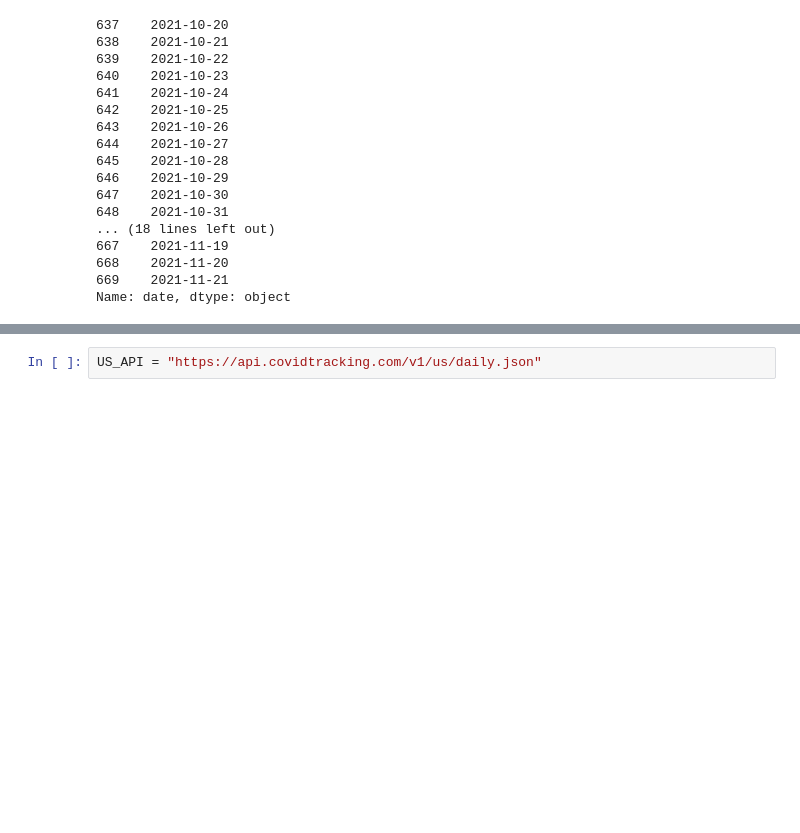
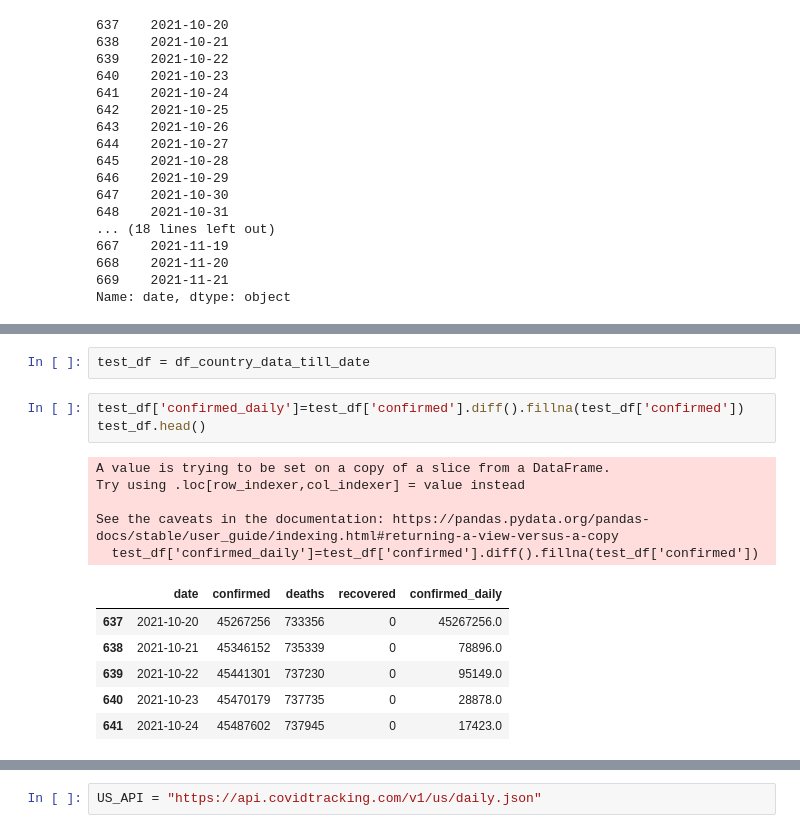
Before and after one commit to digantgarude/Covid-19-Vaccine-Rhetoric-Analysis-Based-on-Tweets, a Jupyter notebook: COVID_Count_API/covid_19_count.ipynb, the cells around one changed output, grey strips where cells are left out. Drawn from its saved outputs; the diff is of its cells as text; blank space fills up the shorter version.

```diff
--- a/COVID_Count_API/covid_19_count.ipynb
+++ b/COVID_Count_API/covid_19_count.ipynb
@@ -36,0 +47,17 @@ Name: date, dtype: object
+# %%
+test_df = df_country_data_till_date
+# %%
+test_df['confirmed_daily']=test_df['confirmed'].diff().fillna(test_df['confirmed'])
+test_df.head()
+# %% [output]
+A value is trying to be set on a copy of a slice from a DataFrame.
+Try using .loc[row_indexer,col_indexer] = value instead
+
+See the caveats in the documentation: https://pandas.pydata.org/pandas-docs/stable/user_guide/indexing.html#returning-a-view-versus-a-copy
+  test_df['confirmed_daily']=test_df['confirmed'].diff().fillna(test_df['confirmed'])
+|  | date | confirmed | deaths | recovered | confirmed_daily |
+| 637 | 2021-10-20 | 45267256 | 733356 | 0 | 45267256.0 |
+| 638 | 2021-10-21 | 45346152 | 735339 | 0 | 78896.0 |
+| 639 | 2021-10-22 | 45441301 | 737230 | 0 | 95149.0 |
+| 640 | 2021-10-23 | 45470179 | 737735 | 0 | 28878.0 |
+| 641 | 2021-10-24 | 45487602 | 737945 | 0 | 17423.0 |
```
Also changed, not shown: parts of 9 cells of this notebook, 15 other files.
